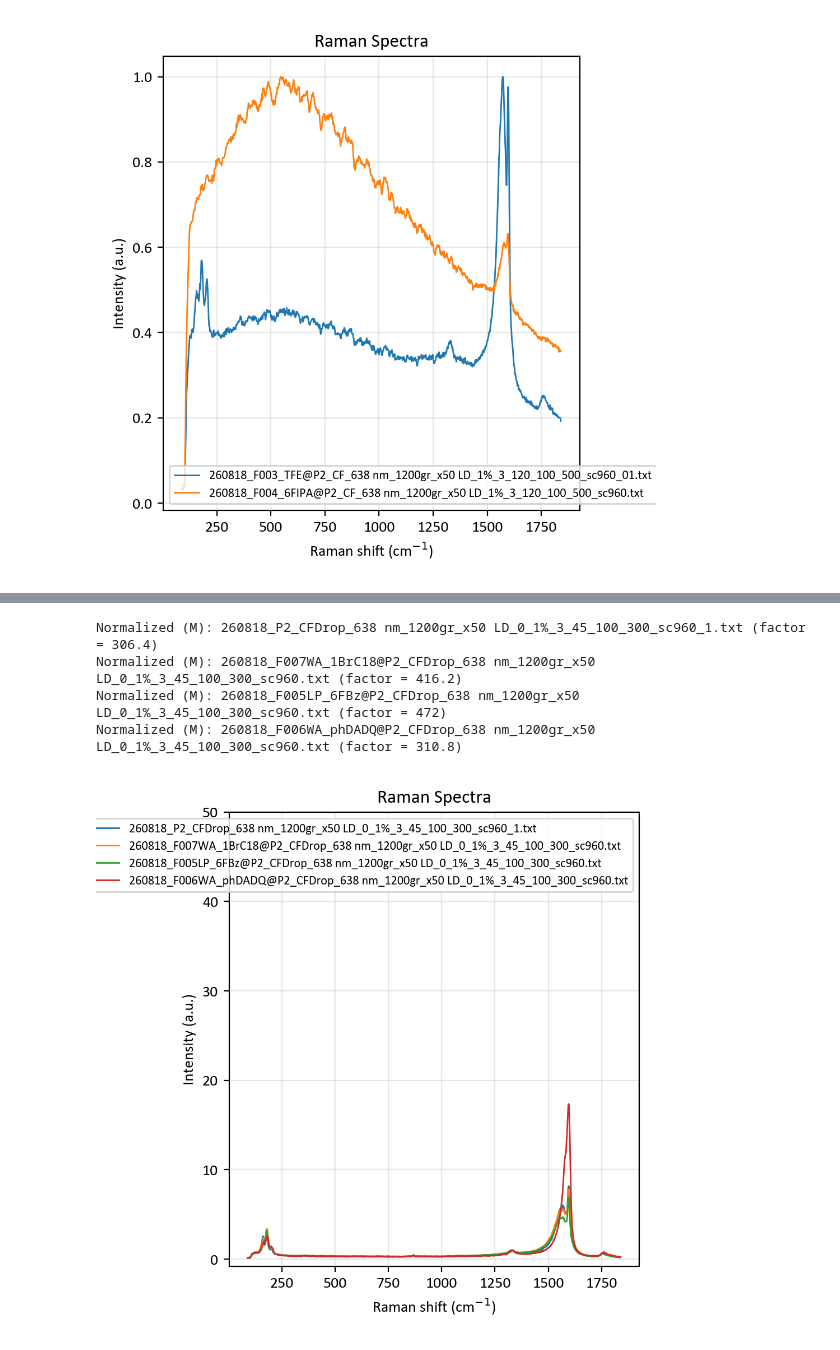
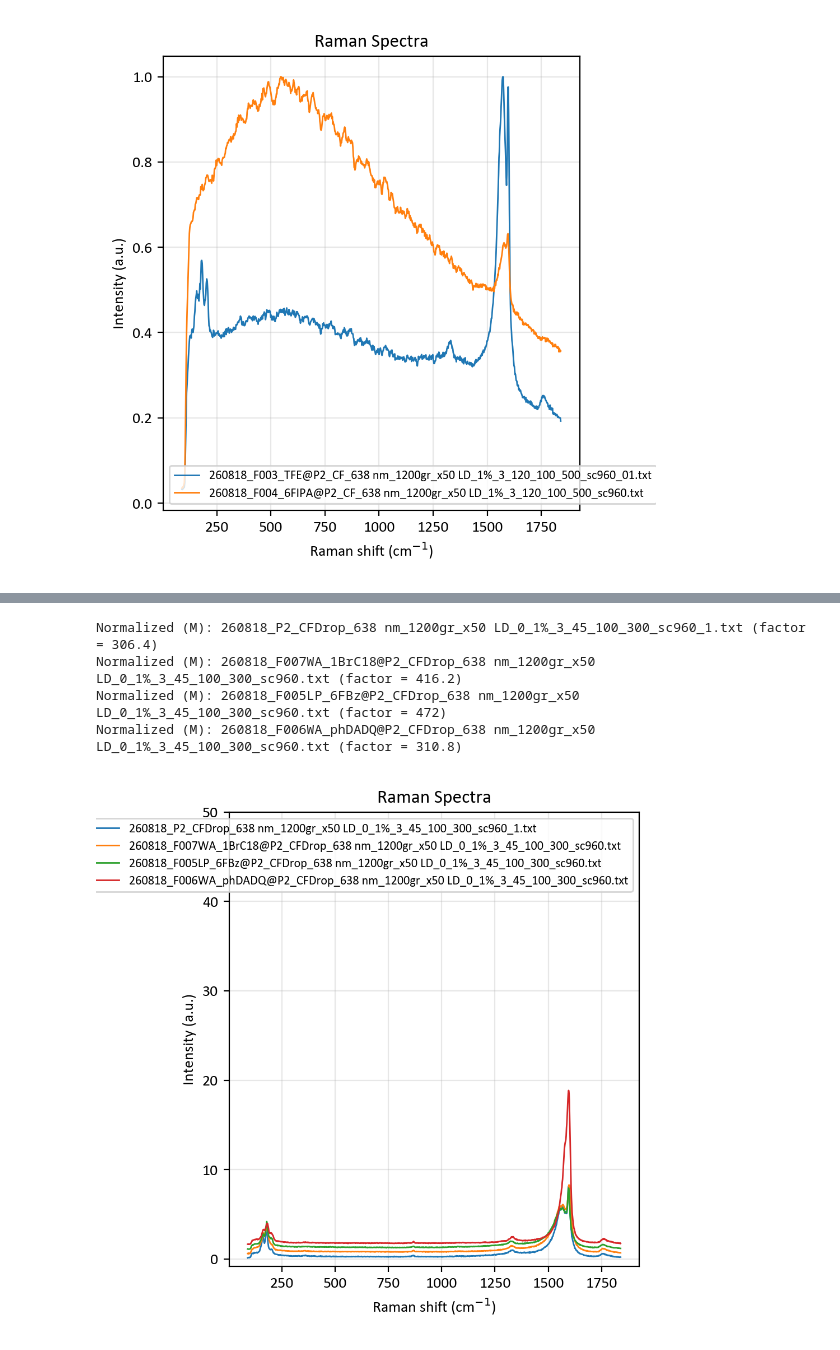
Before and after one commit to CristianMB/DataAnalysis_PhD_FUB, a Jupyter notebook: Raman Xplora/Raman_CF_P2_F005_F006_F007/2608_Raman_FilledSamplesCF.ipynb, the cells around one changed output, grey strips where cells are left out. Drawn from its saved outputs; the diff is of its cells as text; code cells hidden in the pictures.

```diff
--- a/Raman Xplora/Raman_CF_P2_F005_F006_F007/2608_Raman_FilledSamplesCF.ipynb
+++ b/Raman Xplora/Raman_CF_P2_F005_F006_F007/2608_Raman_FilledSamplesCF.ipynb
@@ -575,32 +575,32 @@ Spec638nm = [
 
 ]
 
 
 selected_spectra = Spec638nm
 selected_spectra = {name: raman_spectra[name] for name in selected_spectra if name in raman_spectra}
 #selected_spectra = TrimSpectra(selected_spectra, xmin=800, xmax=2000)
 selected_spectra = NormalizeSpectra(selected_spectra, xmin=1260, xmax=1350, mode="M")
 
 
 # Optional: Provide cleaner names for the legend based on the filenames
 clean_labels = [
 
 ]
 
 # Plot the final processed data
 PlotRaman(
     spectra_dict=selected_spectra,
     spectra_names=selected_spectra,
     custom_labels=None,
-    offset_step=0.0,          # Shifts each spectrum up by 1.2 for easy stacking
+    offset_step=0.5,          # Shifts each spectrum up by 1.2 for easy stacking
     xmin=None,
     xmax=None,
     ymax=50
 
 )
 # %% [output]
 Normalized (M): 260818_P2_CFDrop_638 nm_1200gr_x50 LD_0_1%_3_45_100_300_sc960_1.txt (factor = 306.4)
 Normalized (M): 260818_F007WA_1BrC18@P2_CFDrop_638 nm_1200gr_x50 LD_0_1%_3_45_100_300_sc960.txt (factor = 416.2)
 Normalized (M): 260818_F005LP_6FBz@P2_CFDrop_638 nm_1200gr_x50 LD_0_1%_3_45_100_300_sc960.txt (factor = 472)
 Normalized (M): 260818_F006WA_phDADQ@P2_CFDrop_638 nm_1200gr_x50 LD_0_1%_3_45_100_300_sc960.txt (factor = 310.8)
-[figure, old version]
+[figure, new version]
```
Also changed, not shown: parts of 2 cells of this notebook, 5 other files.
